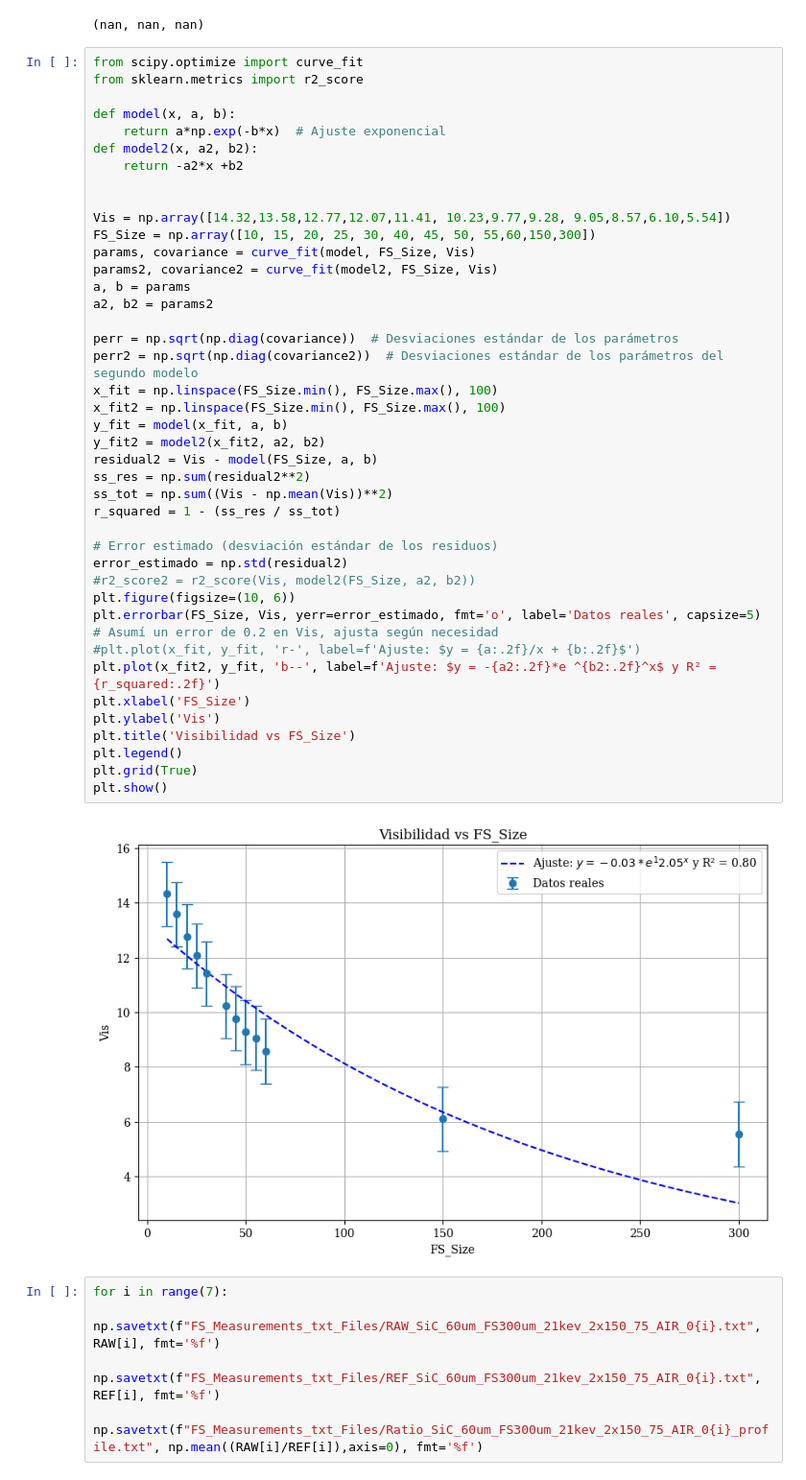
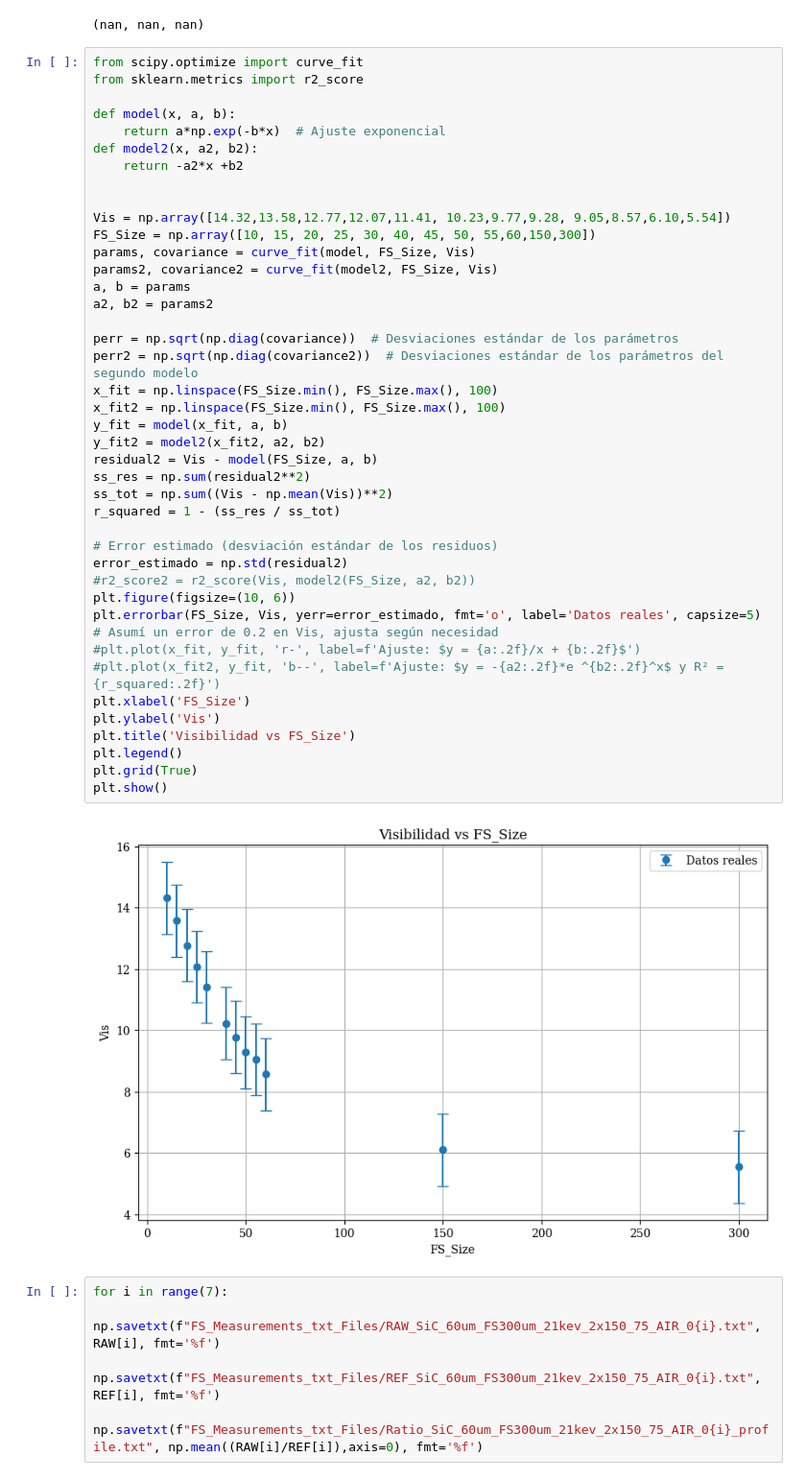
Before and after one commit to roshak1197/FSZ_Study, a Jupyter notebook: read_High.ipynb, the cells around one changed output. Shown at 96% size. Drawn from its saved outputs; the diff is of its cells as text.

```diff
--- a/read_High.ipynb
+++ b/read_High.ipynb
@@ -149,35 +149,35 @@ Vis = np.array([14.32,13.58,12.77,12.07,11.41, 10.23,9.77,9.28, 9.05,8.57,6.10,5
 FS_Size = np.array([10, 15, 20, 25, 30, 40, 45, 50, 55,60,150,300])
 params, covariance = curve_fit(model, FS_Size, Vis)
 params2, covariance2 = curve_fit(model2, FS_Size, Vis)
 a, b = params
 a2, b2 = params2
 
 perr = np.sqrt(np.diag(covariance))  # Desviaciones estándar de los parámetros
 perr2 = np.sqrt(np.diag(covariance2))  # Desviaciones estándar de los parámetros del segundo modelo
 x_fit = np.linspace(FS_Size.min(), FS_Size.max(), 100)
 x_fit2 = np.linspace(FS_Size.min(), FS_Size.max(), 100)
 y_fit = model(x_fit, a, b)
 y_fit2 = model2(x_fit2, a2, b2)
 residual2 = Vis - model(FS_Size, a, b)
 ss_res = np.sum(residual2**2)
 ss_tot = np.sum((Vis - np.mean(Vis))**2)
 r_squared = 1 - (ss_res / ss_tot)
 
 # Error estimado (desviación estándar de los residuos)
 error_estimado = np.std(residual2)
 #r2_score2 = r2_score(Vis, model2(FS_Size, a2, b2))
 plt.figure(figsize=(10, 6))
 plt.errorbar(FS_Size, Vis, yerr=error_estimado, fmt='o', label='Datos reales', capsize=5)  # Asumí un error de 0.2 en Vis, ajusta según necesidad
 #plt.plot(x_fit, y_fit, 'r-', label=f'Ajuste: $y = {a:.2f}/x + {b:.2f}$')
-plt.plot(x_fit2, y_fit, 'b--', label=f'Ajuste: $y = -{a2:.2f}*e ^{b2:.2f}^x$ y R² = {r_squared:.2f}')
+#plt.plot(x_fit2, y_fit, 'b--', label=f'Ajuste: $y = -{a2:.2f}*e ^{b2:.2f}^x$ y R² = {r_squared:.2f}')
 plt.xlabel('FS_Size')
 plt.ylabel('Vis')
 plt.title('Visibilidad vs FS_Size')
 plt.legend()
 plt.grid(True)
 plt.show()
 # %% [output]
-[figure, old version]
+[figure, new version]
 # %%
 for i in range(7):
     np.savetxt(f"FS_Measurements_txt_Files/RAW_SiC_60um_FS300um_21kev_2x150_75_AIR_0{i}.txt", RAW[i], fmt='%f')
```
Also changed, not shown: parts of 4 cells of this notebook.
